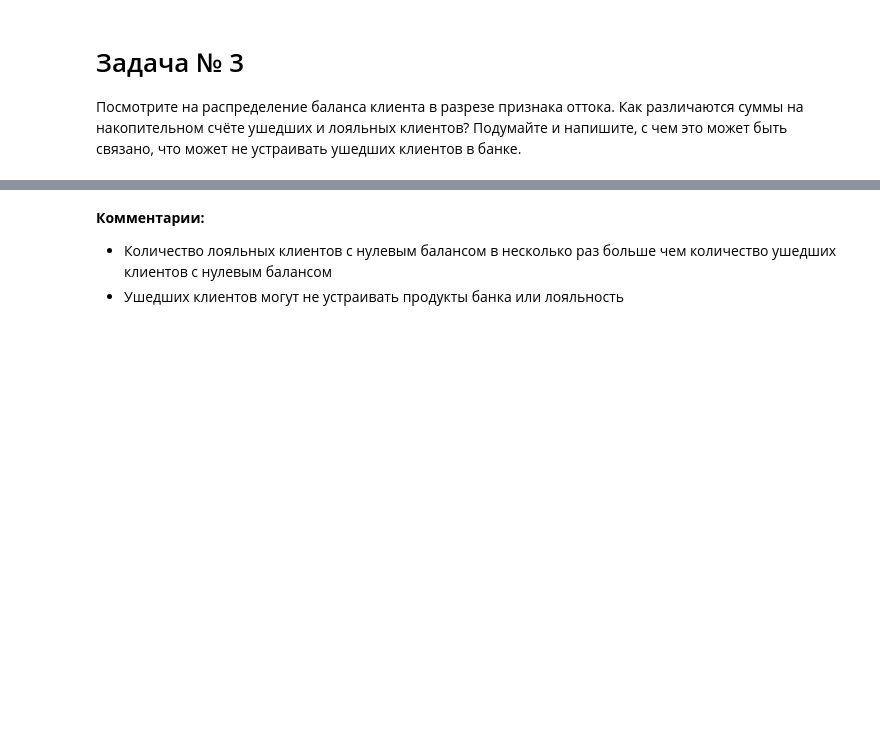
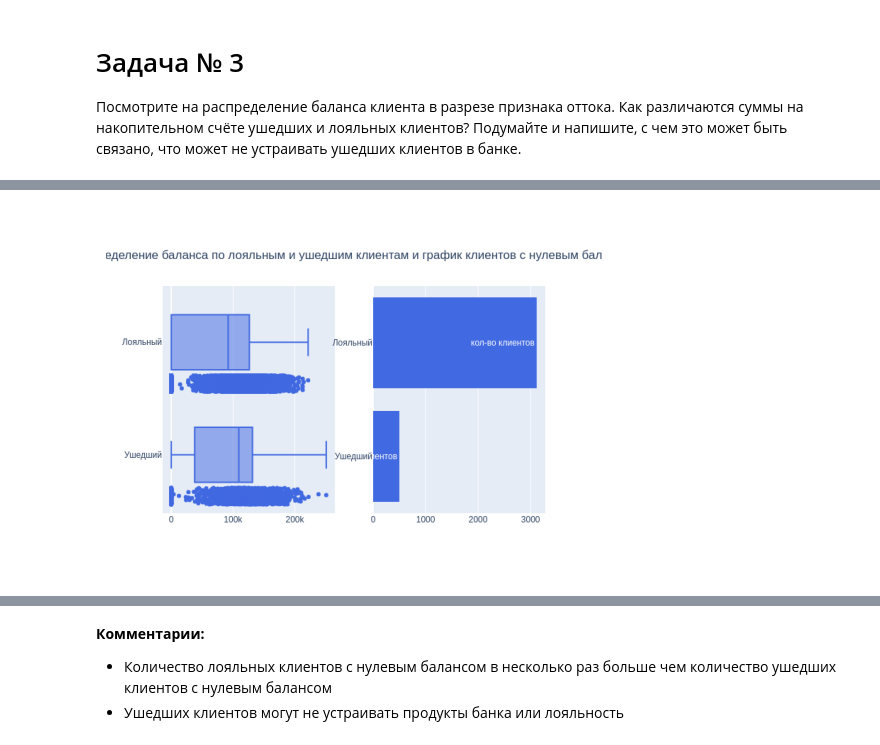
Before and after one commit to costaM705/sf_dst, a Jupyter notebook: practice_2/practice_2.ipynb, the cells around one changed output, grey strips where cells are left out. Cells and saved outputs as stored; diff of their text form; code cells hidden in the pictures; blank space fills up the shorter version.

```diff
--- a/practice_2/practice_2.ipynb
+++ b/practice_2/practice_2.ipynb
@@ -149,3 +155,11 @@ fig.update_layout(title = {'text': "Распределение баланса п
+# %%
+# Выводим сохранённый график на Github
+img = Image.open('fig_3.png')
+plt.imshow(img)
+plt.axis('off')
+plt.show()
+# %% [output]
+[figure, added]
 # %%
 fig1 = px.histogram(data_frame = churn_data, x = 'Balance', color = 'Exited_Text', histfunc = 'count', title = 'Гистограмма распределения баланса в зависимости от лояльности клиента', nbins = 15)
 fig1.show()
```
Also changed, not shown: parts of 20 cells of this notebook.
